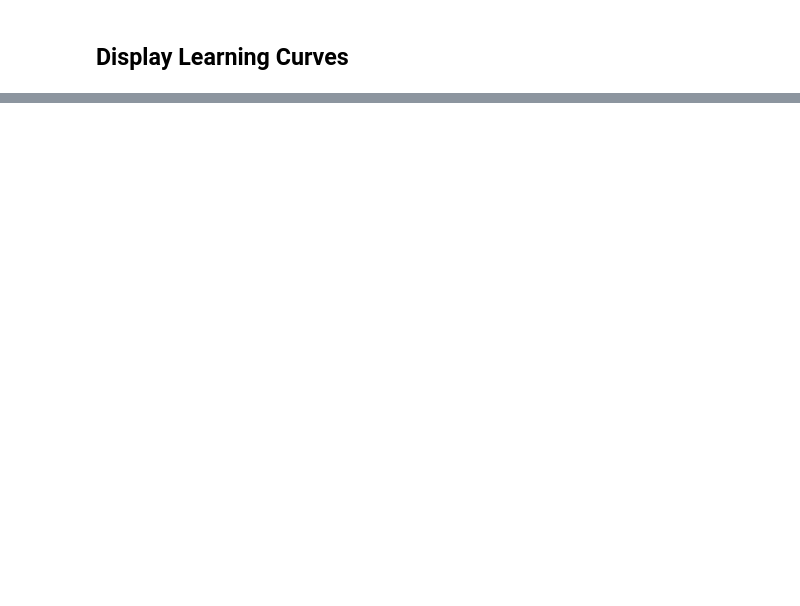
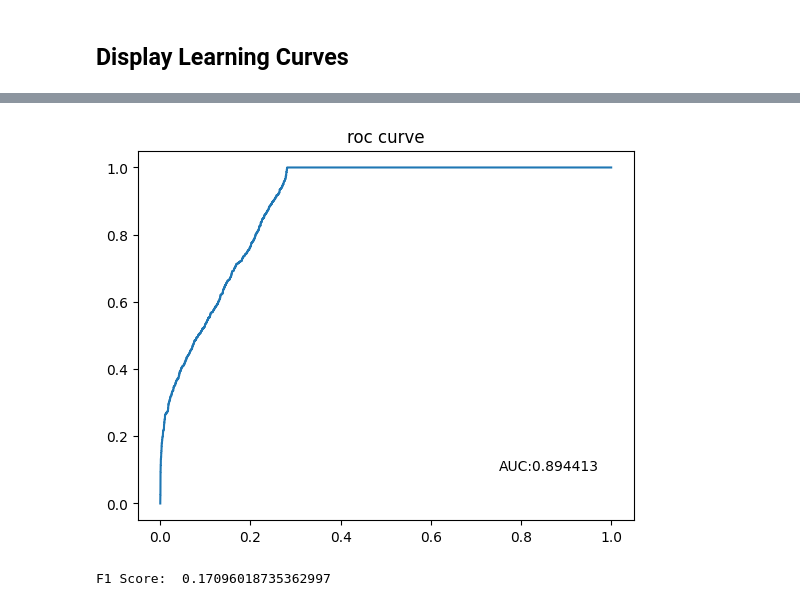
Before and after one commit to LukeV37/ttbar-samples, a Jupyter notebook: GCNN_Baseline.ipynb, the cells around one changed output, grey strips where cells are left out. Cells and saved outputs as stored; diff of their text form; code cells hidden in the pictures; blank space fills up the shorter version.

Commit message:
roc curve & f1 score

```diff
--- a/GCNN_Baseline.ipynb
+++ b/GCNN_Baseline.ipynb
@@ -111,0 +91,26 @@ y_train = labels[:]
+# %%
+#Construct graph info
+
+# Create an edges array (sparse adjacency matrix) of shape [2, num_edges].
+edges = edges.T
+
+# Create an edge weights array of ones.
+edge_weights = tf.ones(shape=edges.shape[1])
+
+# Create a node features array of shape [num_nodes, num_features].
+node_features = ttbar_dataset.reshape(ttbar_len, ttbar_feat)
+node_features = tf.cast(node_features[:,0:3], dtype=tf.dtypes.float32)
+
+#node_features_train = node_features[0:train_n,:]
+#node_features_train = tf.cast(node_features_train[:,0:3], dtype=tf.dtypes.float32)
+
+#node_features_test = node_features[train_n:-1,:]
+#node_features_test = tf.cast(node_features_test[:,0:3], dtype=tf.dtypes.float32)
+
+# Create graph info tuple with node_features, edges, and edge_weights.
+graph_info = (node_features, edges, edge_weights)
+#graph_info_train = (node_features_train, edges, edge_weights)
+#graph_info_test = (node_features_test, edges, edge_weights)
+
+print("Edges shape:", edges.shape)
+print("Nodes shape:", node_features.shape)
@@ -432,0 +444,30 @@ display_learning_curves(history)
+# %%
+from sklearn.metrics import roc_curve
+from sklearn.metrics import auc
+from sklearn.metrics import f1_score
+
+y_pred = gnn_model.predict(x_test).ravel()
+y_true = y_test
+# %%
+fpr_keras, tpr_keras, thresholds_keras = roc_curve(y_true, y_pred)
+AUC = auc(fpr_keras, tpr_keras)
+plt.plot(fpr_keras, tpr_keras)
+plt.title("roc curve")
+plt.text(0.75,0.1,"AUC:"+str(round(AUC,6)))
+plt.show()
+# %% [output]
+[figure, added]
+# %%
+threshhold = 0.5
+
+y_pred_threshold = np.copy(y_pred)
+y_pred_threshold[y_pred_threshold >= threshhold] = 1
+y_pred_threshold[y_pred_threshold < threshhold] = 0
+
+#print(y_pred_threshold[0:100])
+#print(np.mean(y_pred_threshold))
+
+F1 = f1_score(y_true, y_pred_threshold)
+print("F1 Score: ", F1)
+# %% [output]
+F1 Score:  0.17096018735362997
```
Also changed, not shown: parts of 14 cells of this notebook, 1 other file.
